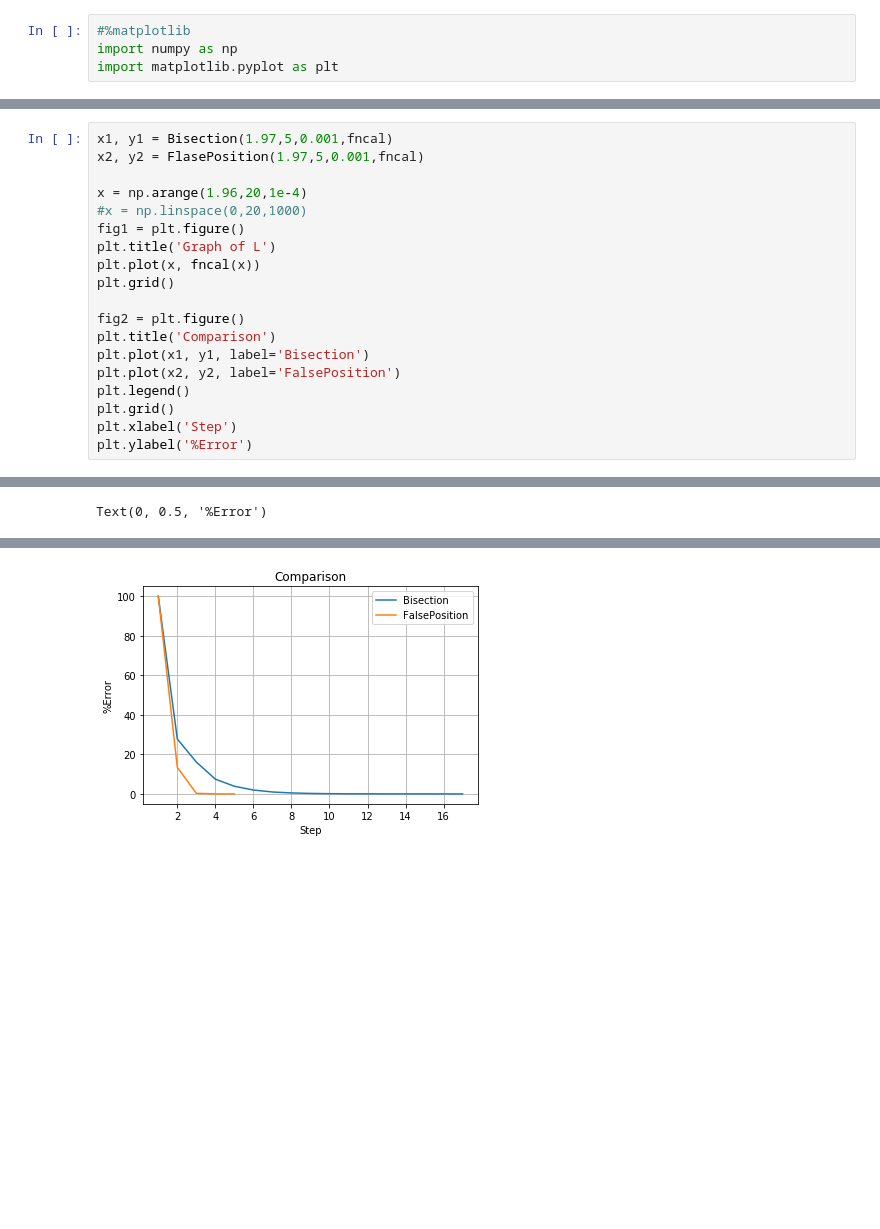
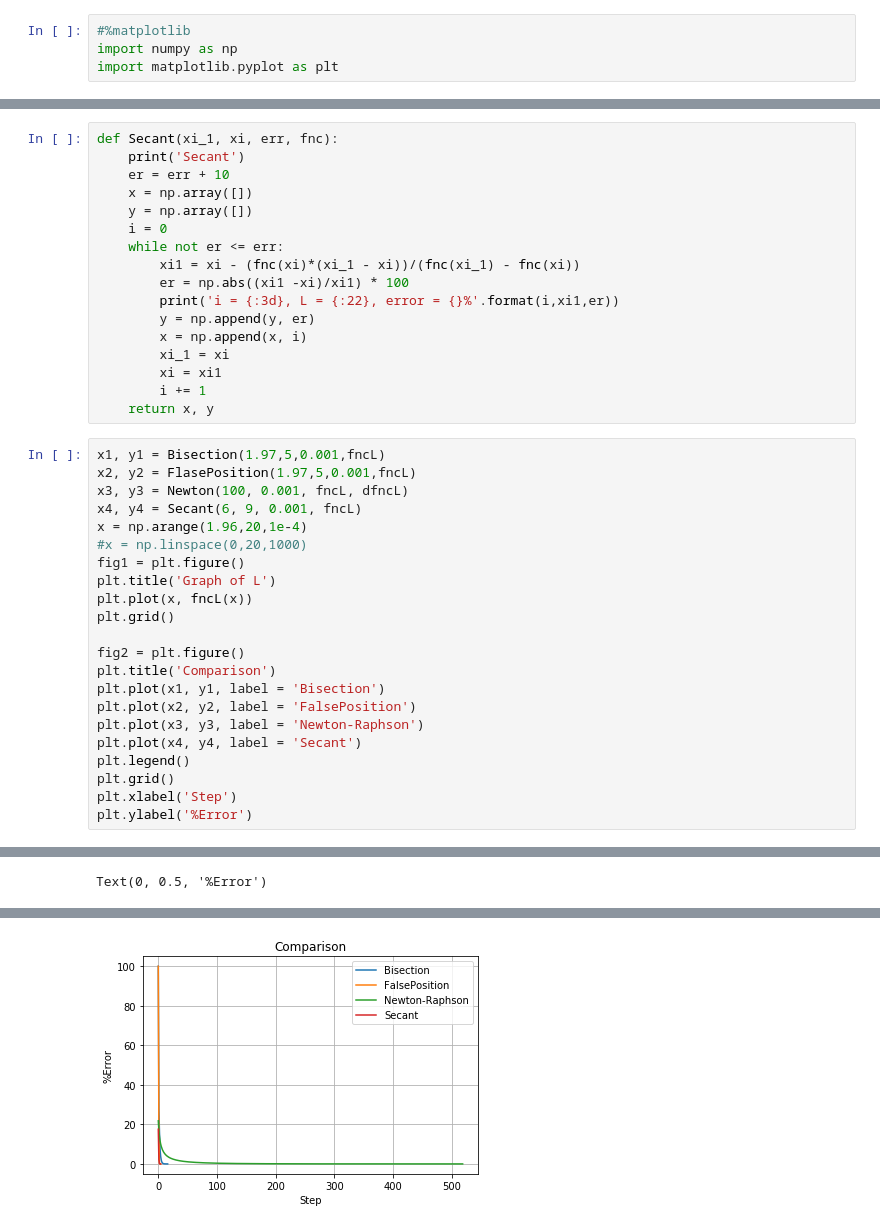
Before and after one commit to wjsunny/NUMERICAL_COMPUTATION, a Jupyter notebook: week3/HW_9_29.ipynb, the cells around one changed output, grey strips where cells are left out. Cells and saved outputs as stored; diff of their text form; blank space fills up the shorter version.

Commit message:
upload newton and secant

```diff
--- a/week3/HW_9_29.ipynb
+++ b/week3/HW_9_29.ipynb
@@ -81,18 +107,38 @@ def FlasePosition(xl, xu, err, fnc):
+# %%
+def Secant(xi_1, xi, err, fnc):
+    print('Secant')
+    er = err + 10
+    x = np.array([])
+    y = np.array([])
+    i = 0
+    while not er <= err:
+        xi1 = xi - (fnc(xi)*(xi_1 - xi))/(fnc(xi_1) - fnc(xi))
+        er = np.abs((xi1 -xi)/xi1) * 100
+        print('i = {:3d}, L = {:22}, error = {}%'.format(i,xi1,er))
+        y = np.append(y, er)
+        x = np.append(x, i)
+        xi_1 = xi
+        xi = xi1
+        i += 1
+    return x, y
 # %%
-x1, y1 = Bisection(1.97,5,0.001,fncal)
-x2, y2 = FlasePosition(1.97,5,0.001,fncal)
-
+x1, y1 = Bisection(1.97,5,0.001,fncL)
+x2, y2 = FlasePosition(1.97,5,0.001,fncL)
+x3, y3 = Newton(100, 0.001, fncL, dfncL)
+x4, y4 = Secant(6, 9, 0.001, fncL)
 x = np.arange(1.96,20,1e-4)
 #x = np.linspace(0,20,1000)
 fig1 = plt.figure()
 plt.title('Graph of L')
-plt.plot(x, fncal(x))
+plt.plot(x, fncL(x))
 plt.grid()
 
 fig2 = plt.figure()
 plt.title('Comparison')
-plt.plot(x1, y1, label='Bisection')
-plt.plot(x2, y2, label='FalsePosition')
+plt.plot(x1, y1, label = 'Bisection')
+plt.plot(x2, y2, label = 'FalsePosition')
+plt.plot(x3, y3, label = 'Newton-Raphson')
+plt.plot(x4, y4, label = 'Secant')
 plt.legend()
 plt.grid()
 plt.xlabel('Step')
@@ -118,3 +164,3 @@ i =   5, L =      2.403944527055074, error = 2.0122554831168674e-05%
 Text(0, 0.5, '%Error')
 [figure]
-[figure, old version]
+[figure, new version]
```
Also changed, not shown: parts of 5 cells of this notebook, 4 other files.
